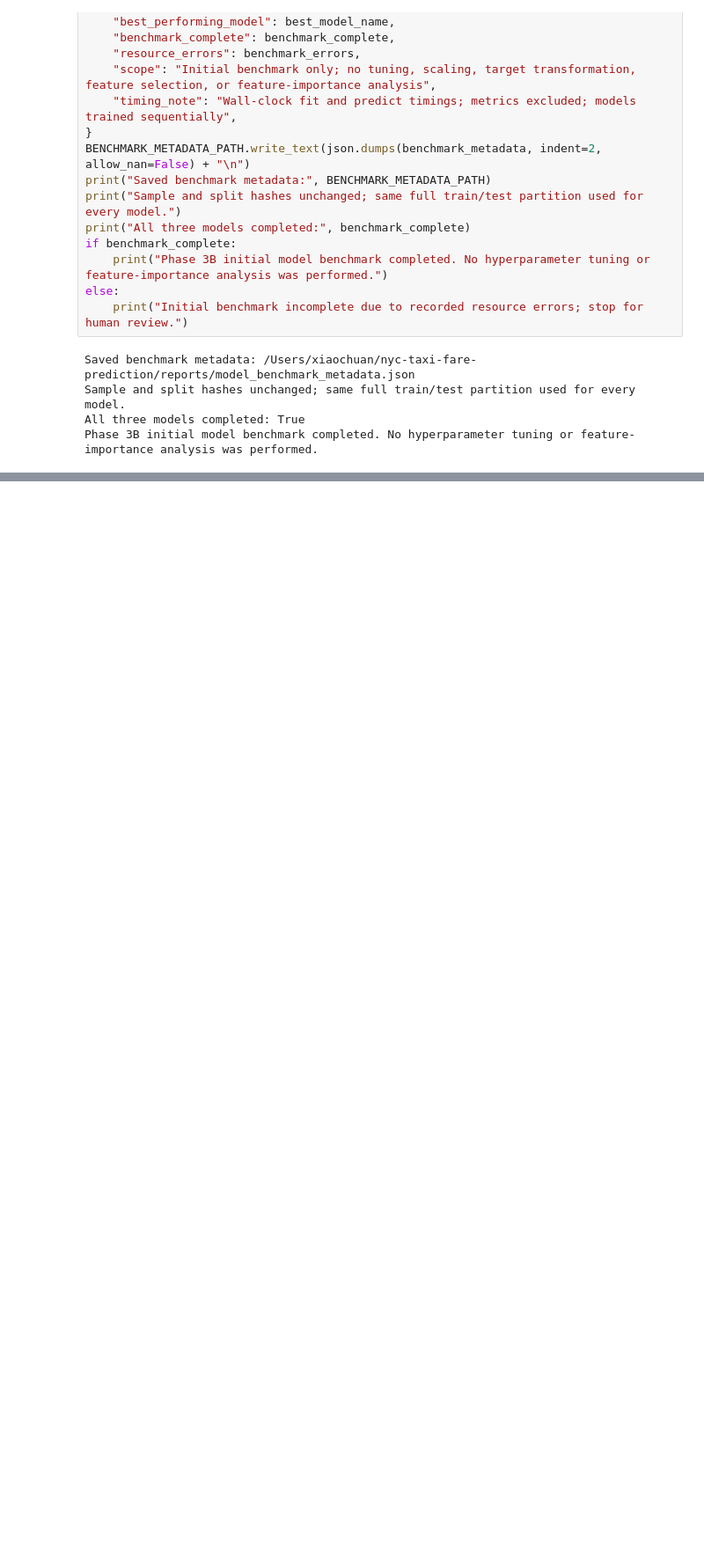
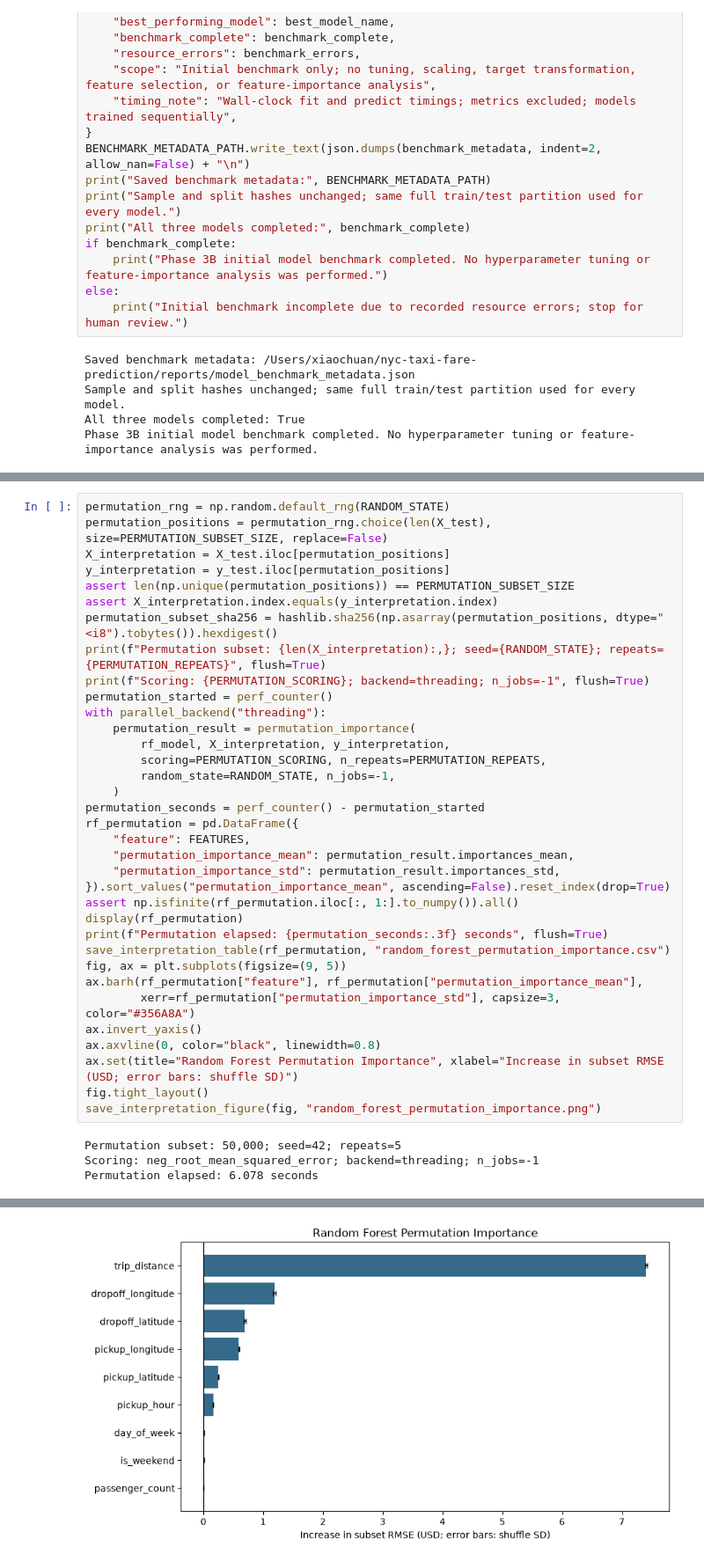
Before and after one commit to xiaochuan-hu/nyc-taxi-fare-prediction, a Jupyter notebook: notebooks/04_predictive_modeling.ipynb, the cells around one changed output, grey strips where cells are left out. Shown at 88% size. Drawn from its saved outputs; the diff is of its cells as text; blank space fills up the shorter version.

```diff
--- a/notebooks/04_predictive_modeling.ipynb
+++ b/notebooks/04_predictive_modeling.ipynb
@@ -1878,0 +2092,39 @@ Phase 3B initial model benchmark completed. No hyperparameter tuning or feature-
+# %%
+permutation_rng = np.random.default_rng(RANDOM_STATE)
+permutation_positions = permutation_rng.choice(len(X_test), size=PERMUTATION_SUBSET_SIZE, replace=False)
+X_interpretation = X_test.iloc[permutation_positions]
+y_interpretation = y_test.iloc[permutation_positions]
+assert len(np.unique(permutation_positions)) == PERMUTATION_SUBSET_SIZE
+assert X_interpretation.index.equals(y_interpretation.index)
+permutation_subset_sha256 = hashlib.sha256(np.asarray(permutation_positions, dtype="<i8").tobytes()).hexdigest()
+print(f"Permutation subset: {len(X_interpretation):,}; seed={RANDOM_STATE}; repeats={PERMUTATION_REPEATS}", flush=True)
+print(f"Scoring: {PERMUTATION_SCORING}; backend=threading; n_jobs=-1", flush=True)
+permutation_started = perf_counter()
+with parallel_backend("threading"):
+    permutation_result = permutation_importance(
+        rf_model, X_interpretation, y_interpretation,
+        scoring=PERMUTATION_SCORING, n_repeats=PERMUTATION_REPEATS,
+        random_state=RANDOM_STATE, n_jobs=-1,
+    )
+permutation_seconds = perf_counter() - permutation_started
+rf_permutation = pd.DataFrame({
+    "feature": FEATURES,
+    "permutation_importance_mean": permutation_result.importances_mean,
+    "permutation_importance_std": permutation_result.importances_std,
+}).sort_values("permutation_importance_mean", ascending=False).reset_index(drop=True)
+assert np.isfinite(rf_permutation.iloc[:, 1:].to_numpy()).all()
+display(rf_permutation)
+print(f"Permutation elapsed: {permutation_seconds:.3f} seconds", flush=True)
+save_interpretation_table(rf_permutation, "random_forest_permutation_importance.csv")
+fig, ax = plt.subplots(figsize=(9, 5))
+ax.barh(rf_permutation["feature"], rf_permutation["permutation_importance_mean"],
+        xerr=rf_permutation["permutation_importance_std"], capsize=3, color="#356A8A")
+ax.invert_yaxis()
+ax.axvline(0, color="black", linewidth=0.8)
+ax.set(title="Random Forest Permutation Importance", xlabel="Increase in subset RMSE (USD; error bars: shuffle SD)")
+fig.tight_layout()
+save_interpretation_figure(fig, "random_forest_permutation_importance.png")
+# %% [output]
+Permutation subset: 50,000; seed=42; repeats=5
+Scoring: neg_root_mean_squared_error; backend=threading; n_jobs=-1
+Permutation elapsed: 6.078 seconds
@@ -1878,0 +2141 @@ Phase 3B initial model benchmark completed. No hyperparameter tuning or feature-
+[figure, added]
```
Also changed, not shown: parts of 26 cells of this notebook, 13 other files.
